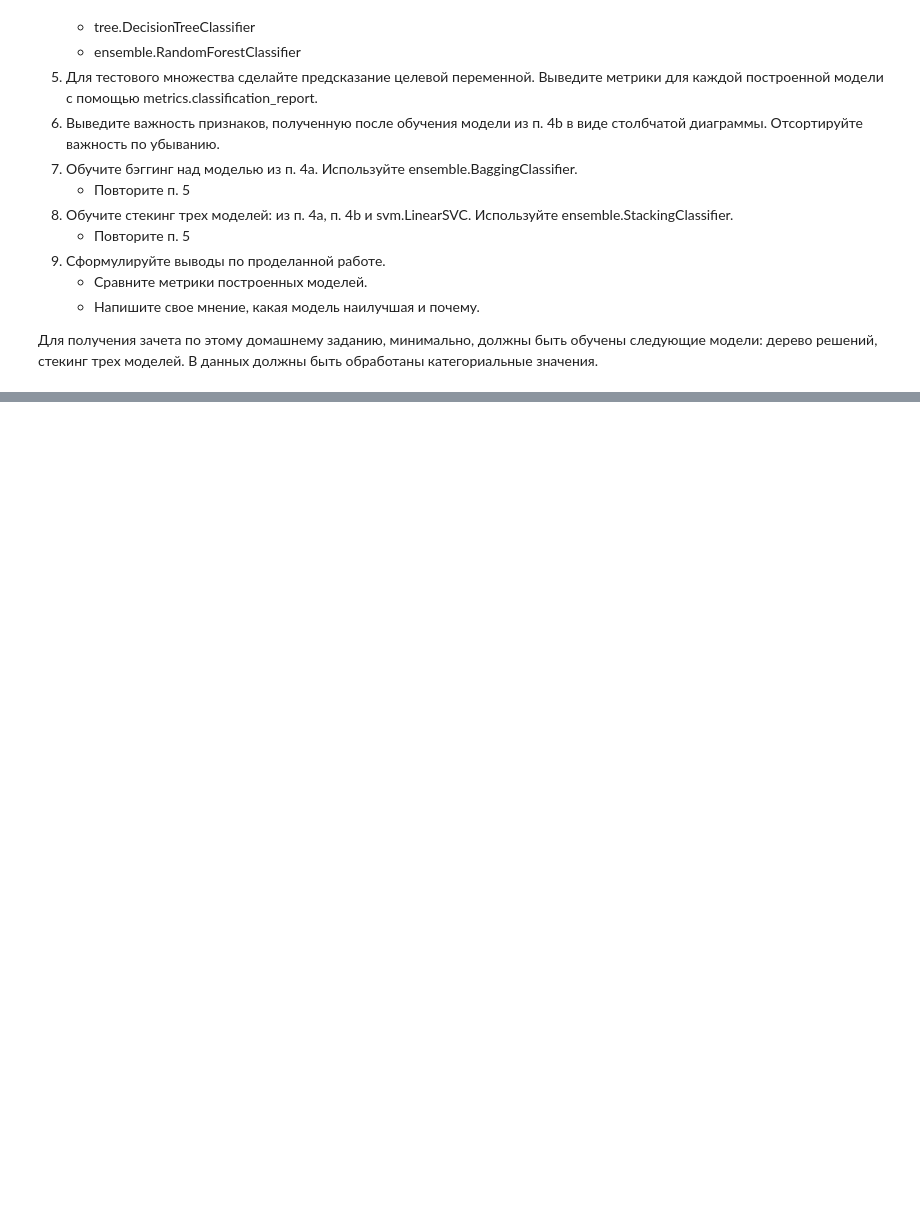
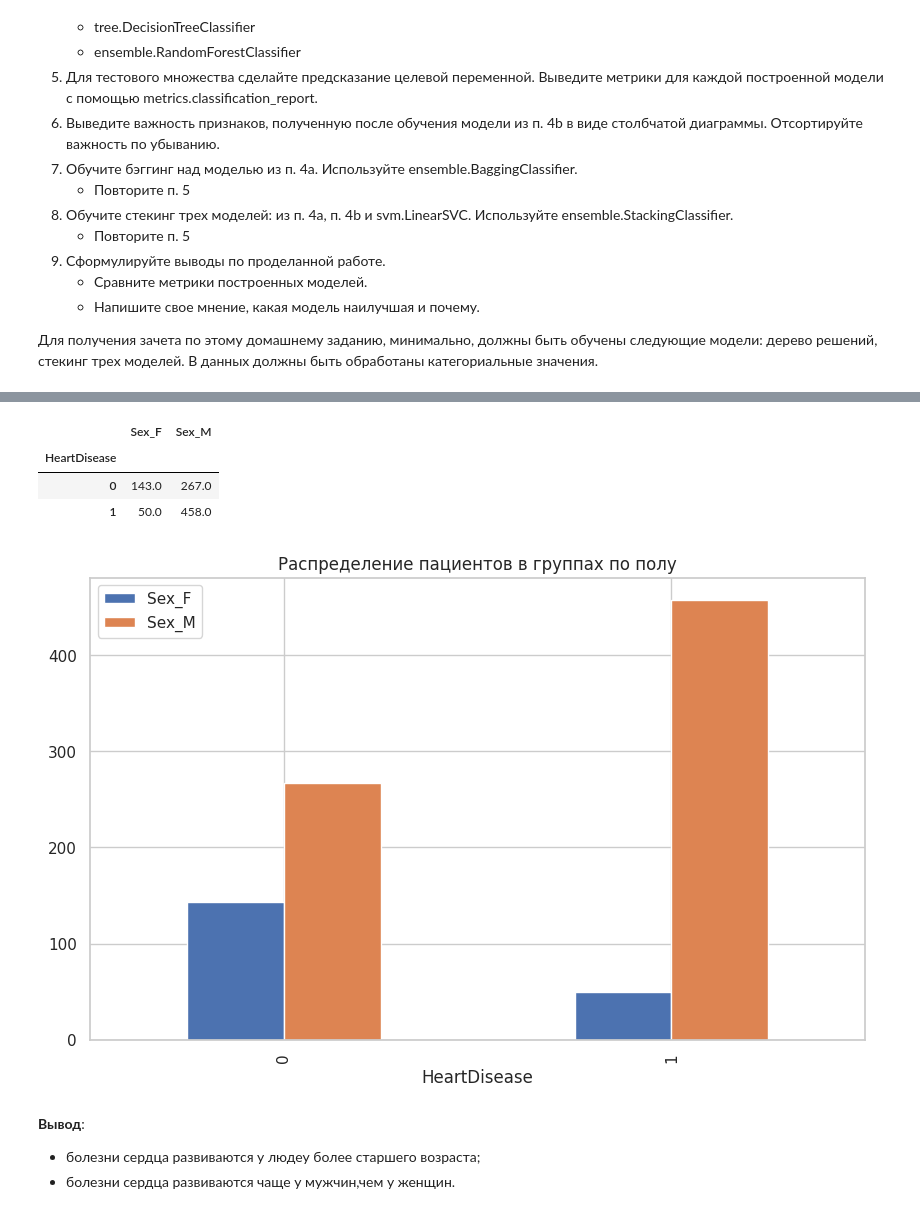
Before and after one commit to BalshowAndrew/ml_studying, a Jupyter notebook: aml/01_feml/09_hw_ensemble.ipynb, the cells around one changed output, grey strips where cells are left out. Drawn from its saved outputs; the diff is of its cells as text; code cells hidden in the pictures; blank space fills up the shorter version.

```diff
--- a/aml/01_feml/09_hw_ensemble.ipynb
+++ b/aml/01_feml/09_hw_ensemble.ipynb
@@ -30,0 +157,18 @@
+# %%
+sex = df.groupby('HeartDisease').agg({'Sex_F': 'sum', 'Sex_M': 'sum'})
+sex
+# %% [output]
+|  | Sex_F | Sex_M |
+| HeartDisease |  |  |
+| 0 | 143.0 | 267.0 |
+| 1 | 50.0 | 458.0 |
+# %%
+sex.plot(kind='bar')
+plt.title('Распределение пациентов в группах по полу')
+plt.show()
+# %% [output]
+[figure, added]
+# %% [markdown]
+**Вывод**:
+- болезни сердца развиваются у людеу более старшего возраста;
+- болезни сердца развиваются чаще у мужчин,чем у женщин.
```
Also changed, not shown: parts of 54 cells of this notebook, 3 other files.
